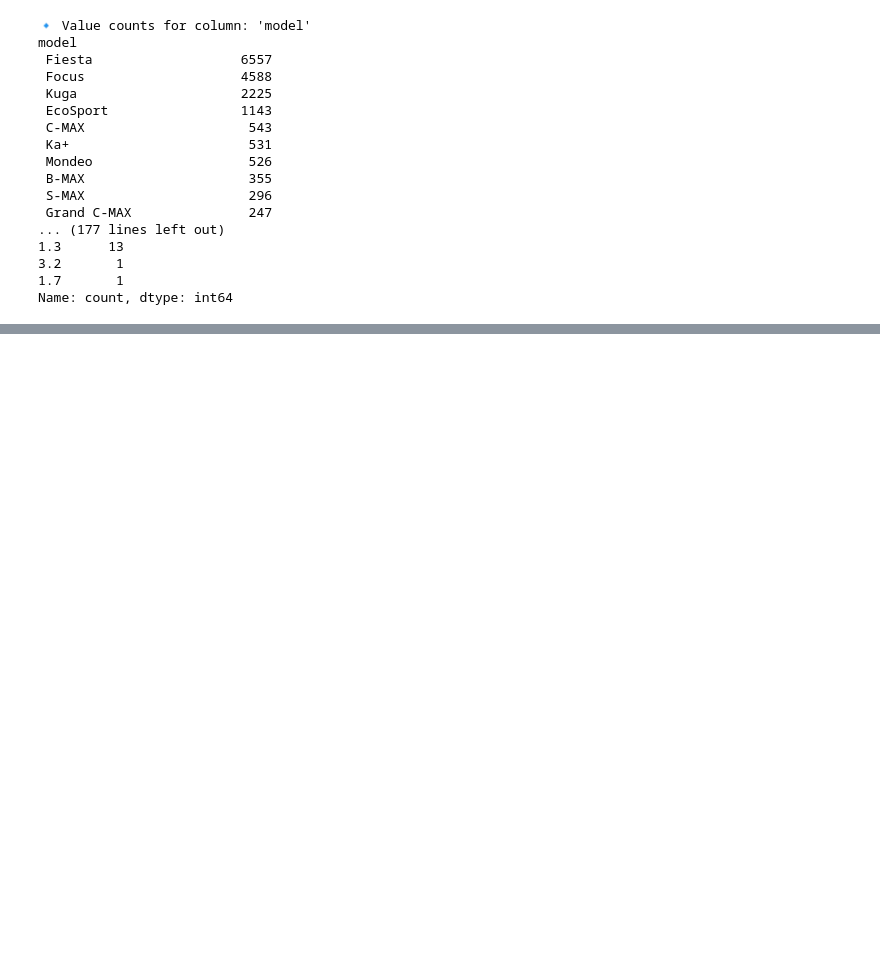
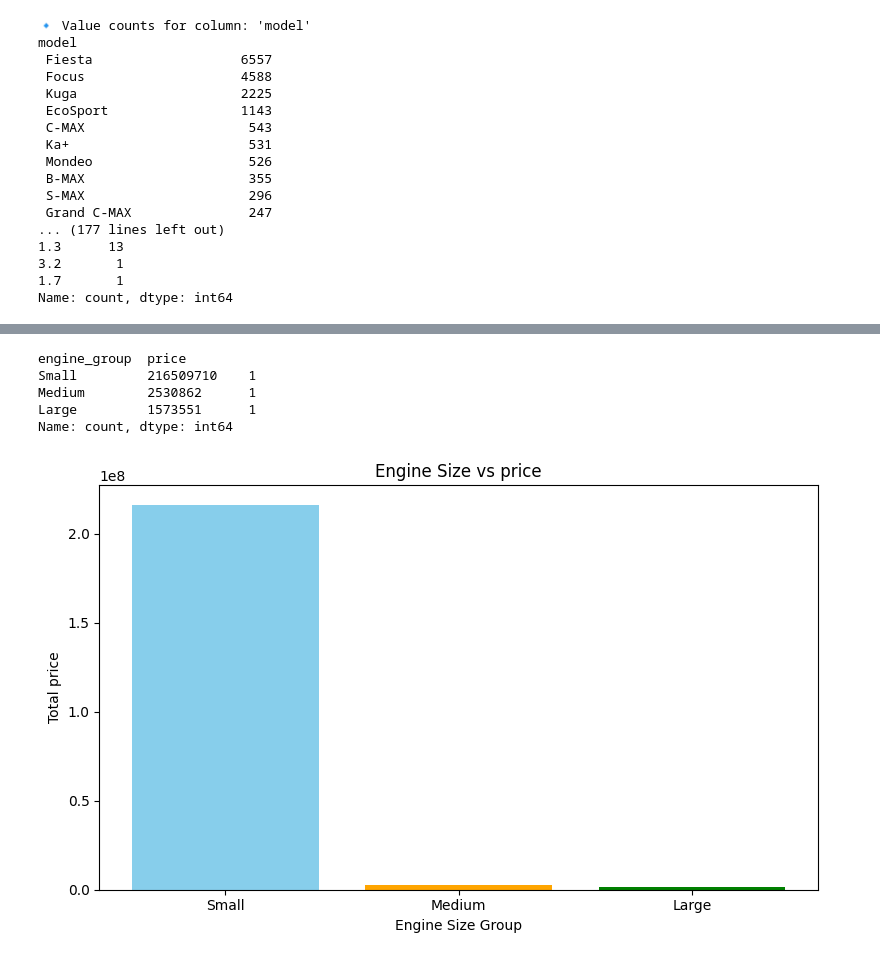
Before and after one commit to ankush262/Machine-learning, a Jupyter notebook: car_price_prediction.ipynb, the cells around one changed output, grey strips where cells are left out. Cells and saved outputs as stored; diff of their text form; code cells hidden in the pictures; blank space fills up the shorter version.

```diff
--- a/car_price_prediction.ipynb
+++ b/car_price_prediction.ipynb
@@ -101,0 +132,18 @@ Name: count, dtype: int64
+# %%
+size_VS_price = df.groupby('engine_group')['price'].sum().reset_index()
+print(size_VS_price.value_counts())
+# Plotting
+plt.figure(figsize=(8, 5))
+plt.bar(size_VS_price['engine_group'], size_VS_price['price'], color=['skyblue', 'orange', 'green'])
+plt.title("Engine Size vs price")
+plt.xlabel("Engine Size Group")
+plt.ylabel("Total price")
+plt.tight_layout()
+plt.show()
+# %% [output]
+engine_group  price
+Small         216509710    1
+Medium        2530862      1
+Large         1573551      1
+Name: count, dtype: int64
+[figure, added]
```
Also changed, not shown: parts of 8 cells of this notebook.
